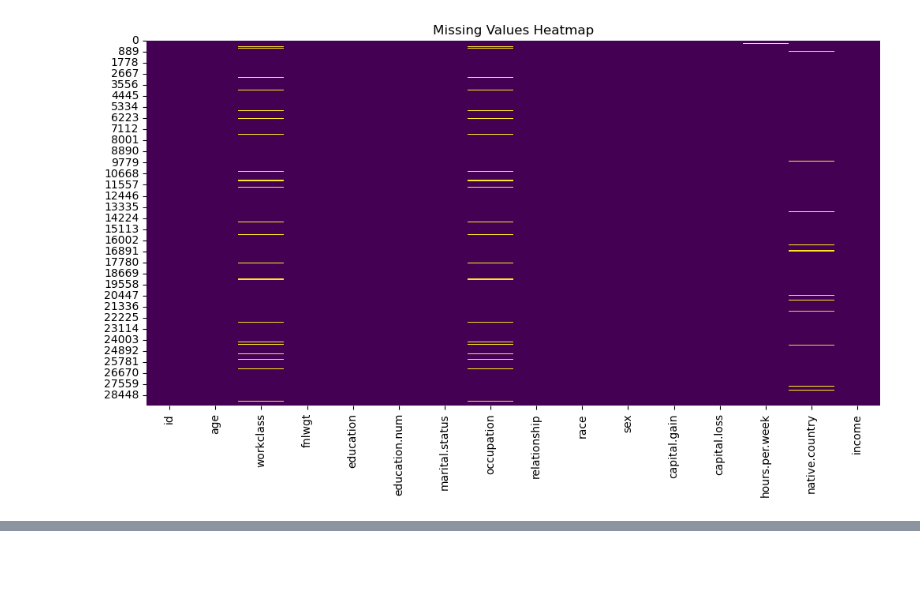
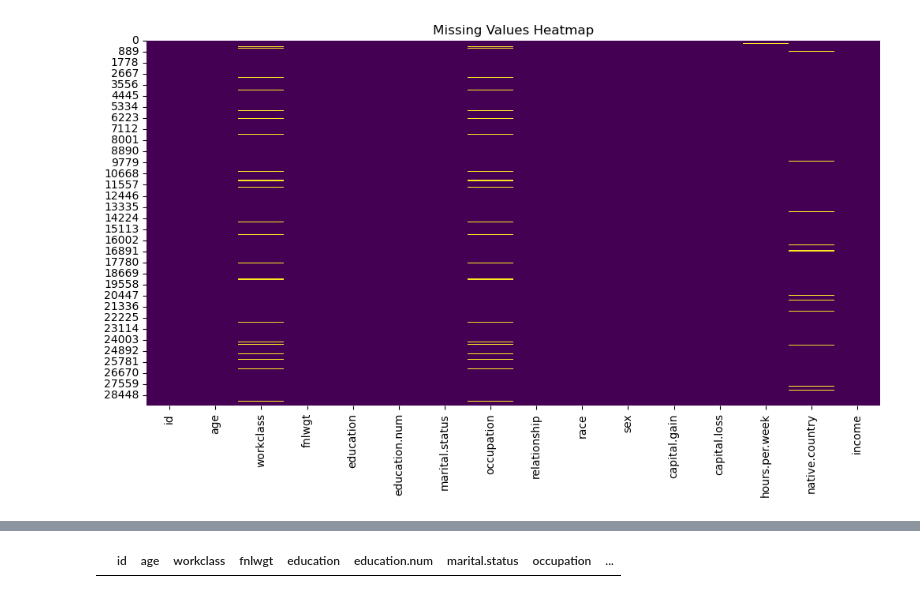
Before and after one commit to B735244/Bigdata_UI_Bogeum, a Jupyter notebook: 13. ML_JUPITER/notebooks/Ch00_PANDAS_INIT/04이진분류.ipynb, the cells around one changed output, grey strips where cells are left out. Drawn from its saved outputs; the diff is of its cells as text; code cells hidden in the pictures; blank space fills up the shorter version.

```diff
--- a/13. ML_JUPITER/notebooks/Ch00_PANDAS_INIT/이진분류.ipynb
+++ b/13. ML_JUPITER/notebooks/Ch00_PANDAS_INIT/04이진분류.ipynb
@@ -1067,0 +1315,12 @@ plt.show()
+# %%
+# age가 음수값이 있음 이상치 처리하겠음
+
+train[train['age'] <=0] # 3개 값이 이상함
+# test[test['age']<=0]
+# test.describe() # test에서는 이상치가 없음
+
+# train['age']의 이상값은 그냥 0보다 큰 값으로 처리하겠다.
+train = train[train['age']>0]
+train[train['age']<=0]
+# %% [output]
+|  | id | age | workclass | fnlwgt | education | education.num | marital.status | occupation | ... |
```
Also changed, not shown: parts of 19 cells of this notebook, 14 other files.
